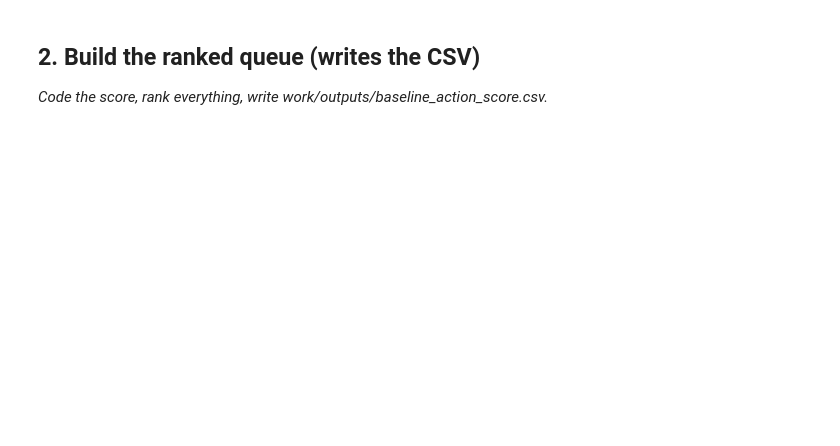
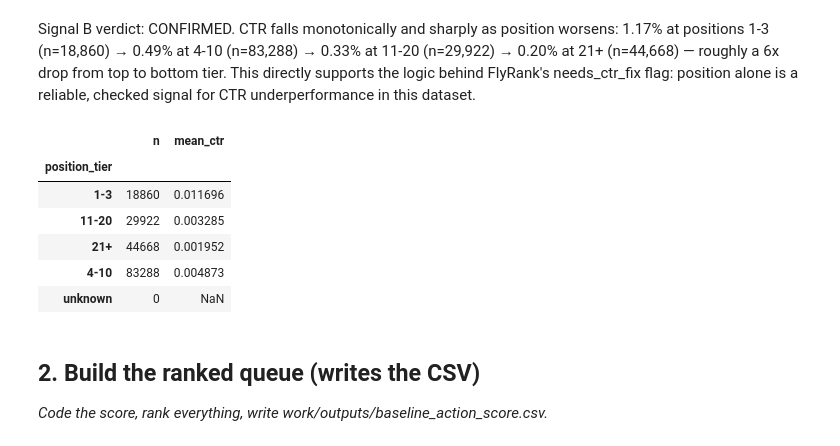
Before and after one commit to Farrukh776/flyrank-ai, a Jupyter notebook: work/notebooks/w04_baseline_score.ipynb, the cells around one changed output. Saved outputs shown, nothing was run; the diff lists cells and outputs as text; code cells hidden in the pictures; blank space fills up the shorter version.

```diff
--- a/work/notebooks/w04_baseline_score.ipynb
+++ b/work/notebooks/w04_baseline_score.ipynb
@@ -16,3 +80,24 @@ This skeleton is yours to fill. Work the sections **in order** — each one has
+# %% [markdown]
+Signal B verdict: CONFIRMED. CTR falls monotonically and sharply as position worsens: 1.17% at positions 1-3 (n=18,860) → 0.49% at 4-10 (n=83,288) → 0.33% at 11-20 (n=29,922) → 0.20% at 21+ (n=44,668) — roughly a 6x drop from top to bottom tier. This directly supports the logic behind FlyRank's needs_ctr_fix flag: position alone is a reliable, checked signal for CTR underperformance in this dataset.
+# %%
+def position_tier(p):
+    if pd.isna(p): return "unknown"
+    if p <= 3: return "1-3"
+    if p <= 10: return "4-10"
+    if p <= 20: return "11-20"
+    return "21+"
+
+df["position_tier"] = df["avg_position"].apply(position_tier)
+ctr_check = df.groupby("position_tier").agg(n=("ctr", "count"), mean_ctr=("ctr", "mean"))
+ctr_check
+# %% [output]
+|  | n | mean_ctr |
+| position_tier |  |  |
+| 1-3 | 18860 | 0.011696 |
+| 11-20 | 29922 | 0.003285 |
+| 21+ | 44668 | 0.001952 |
+| 4-10 | 83288 | 0.004873 |
+| unknown | 0 | NaN |
 # %% [markdown]
 ## 2. Build the ranked queue (writes the CSV)
 
```
Also changed, not shown: parts of 17 cells of this notebook.
